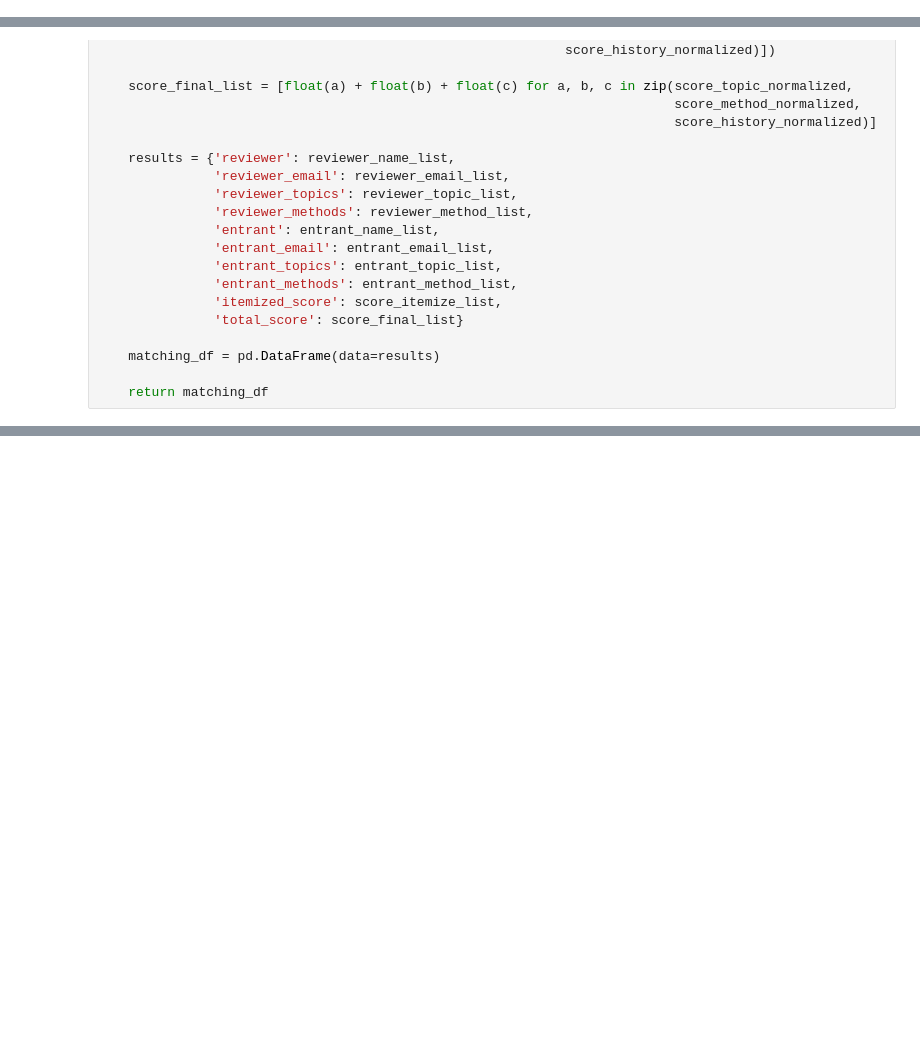
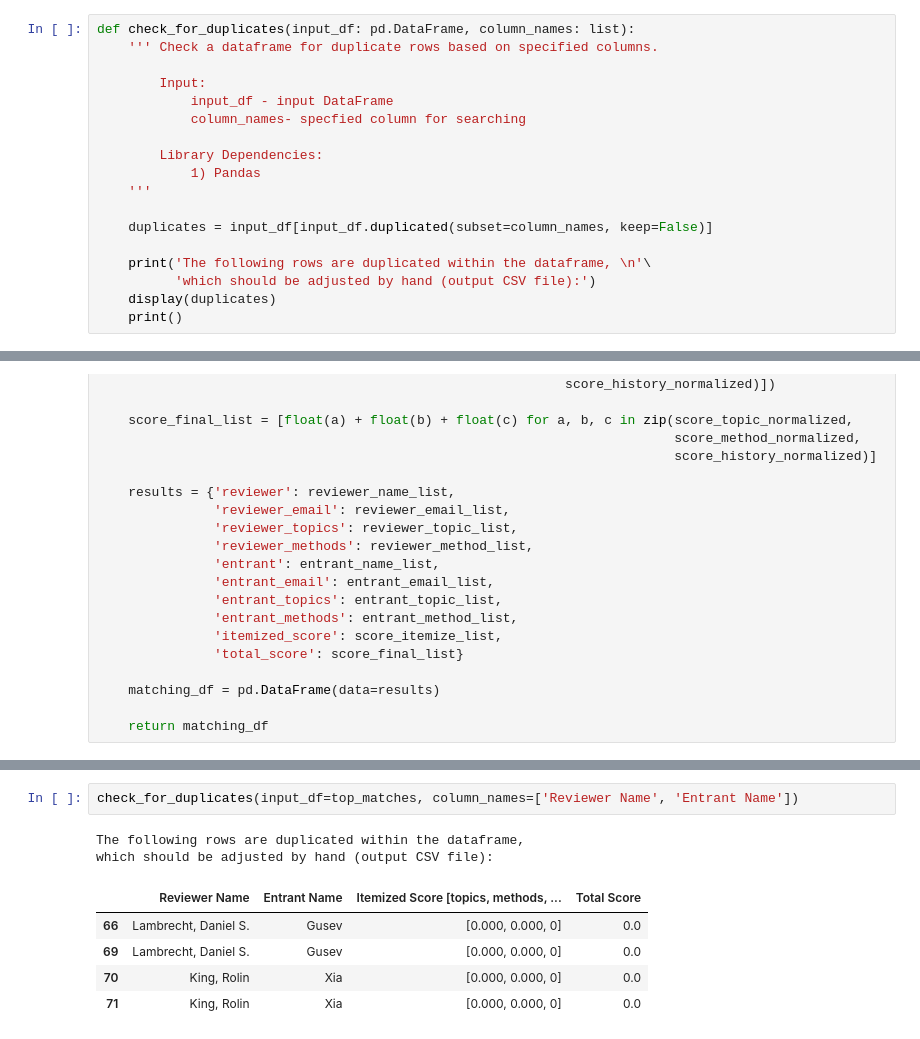
Before and after one commit to karlkirschner/PyPeerReview, a Jupyter notebook: PyPeerReview.ipynb, the cells around one changed output, grey strips where cells are left out. Cells and saved outputs as stored; diff of their text form; blank space fills up the shorter version.

Commit message:
Added a function to check for duplicate assignments.

```diff
--- a/PyPeerReview.ipynb
+++ b/PyPeerReview.ipynb
@@ -1,5 +1,23 @@
 # %%
 import pandas as pd
+# %%
+def check_for_duplicates(input_df: pd.DataFrame, column_names: list):
+    ''' Check a dataframe for duplicate rows based on specified columns.
+
+        Input:
+            input_df - input DataFrame
+            column_names- specfied column for searching
+
+        Library Dependencies:
+            1) Pandas
+    '''
+
+    duplicates = input_df[input_df.duplicated(subset=column_names, keep=False)]
+
+    print('The following rows are duplicated within the dataframe, \n'\
+          'which should be adjusted by hand (output CSV file):')
+    display(duplicates)
+    print()
 # %%
 def normalize(data_point: float, data_list: list) -> float:
     ''' Normalize the data to be within the rang of 0.0 -- 1.0
@@ -435,0 +454,10 @@ display(top_matches)
+# %%
+check_for_duplicates(input_df=top_matches, column_names=['Reviewer Name', 'Entrant Name'])
+# %% [output]
+The following rows are duplicated within the dataframe,
+which should be adjusted by hand (output CSV file):
+|  | Reviewer Name | Entrant Name | Itemized Score [topics, methods, ... | Total Score |
+| 66 | Lambrecht, Daniel S. | Gusev | [0.000, 0.000, 0] | 0.0 |
+| 69 | Lambrecht, Daniel S. | Gusev | [0.000, 0.000, 0] | 0.0 |
+| 70 | King, Rolin | Xia | [0.000, 0.000, 0] | 0.0 |
+| 71 | King, Rolin | Xia | [0.000, 0.000, 0] | 0.0 |
```
Also changed, not shown: parts of 2 cells of this notebook, 1 other file.
